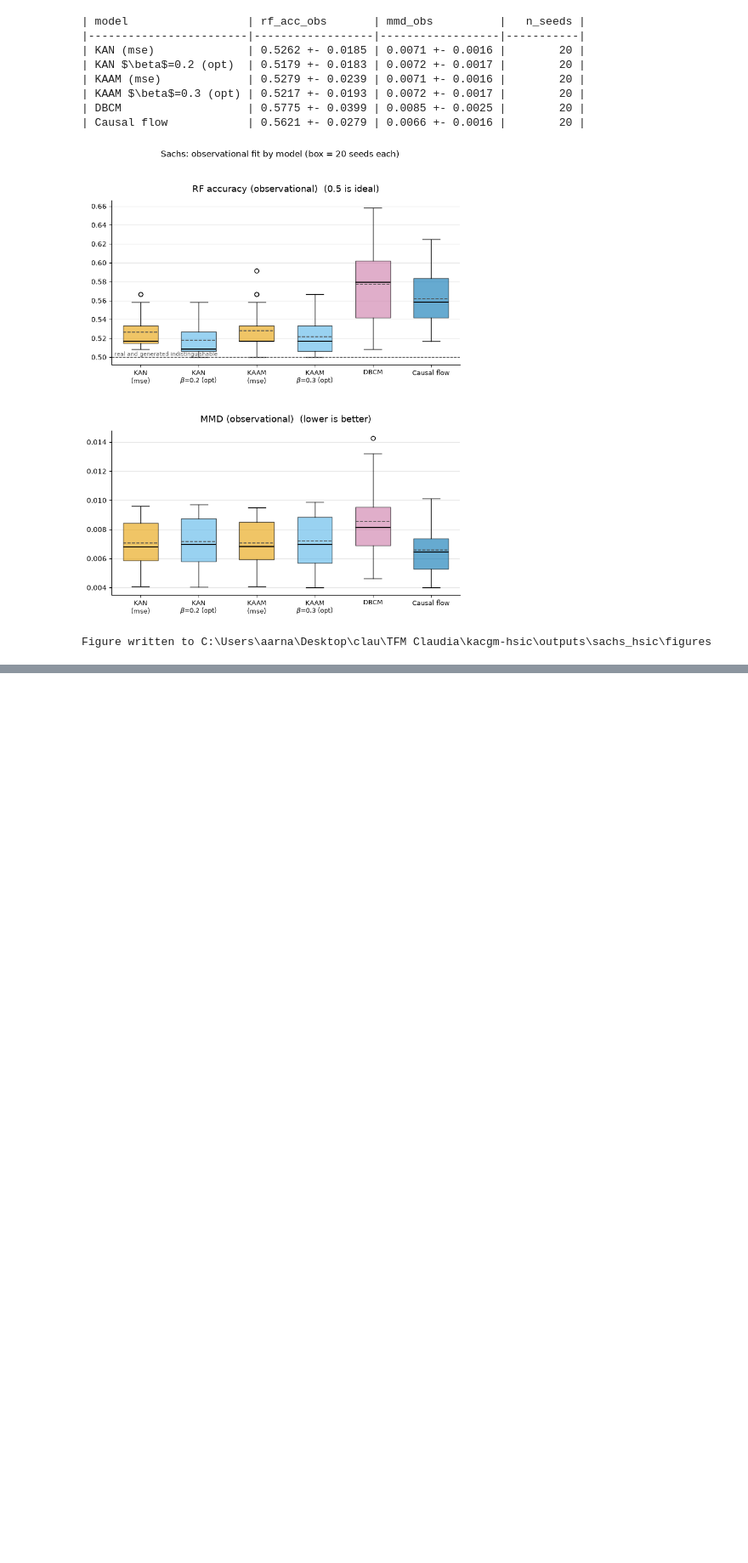
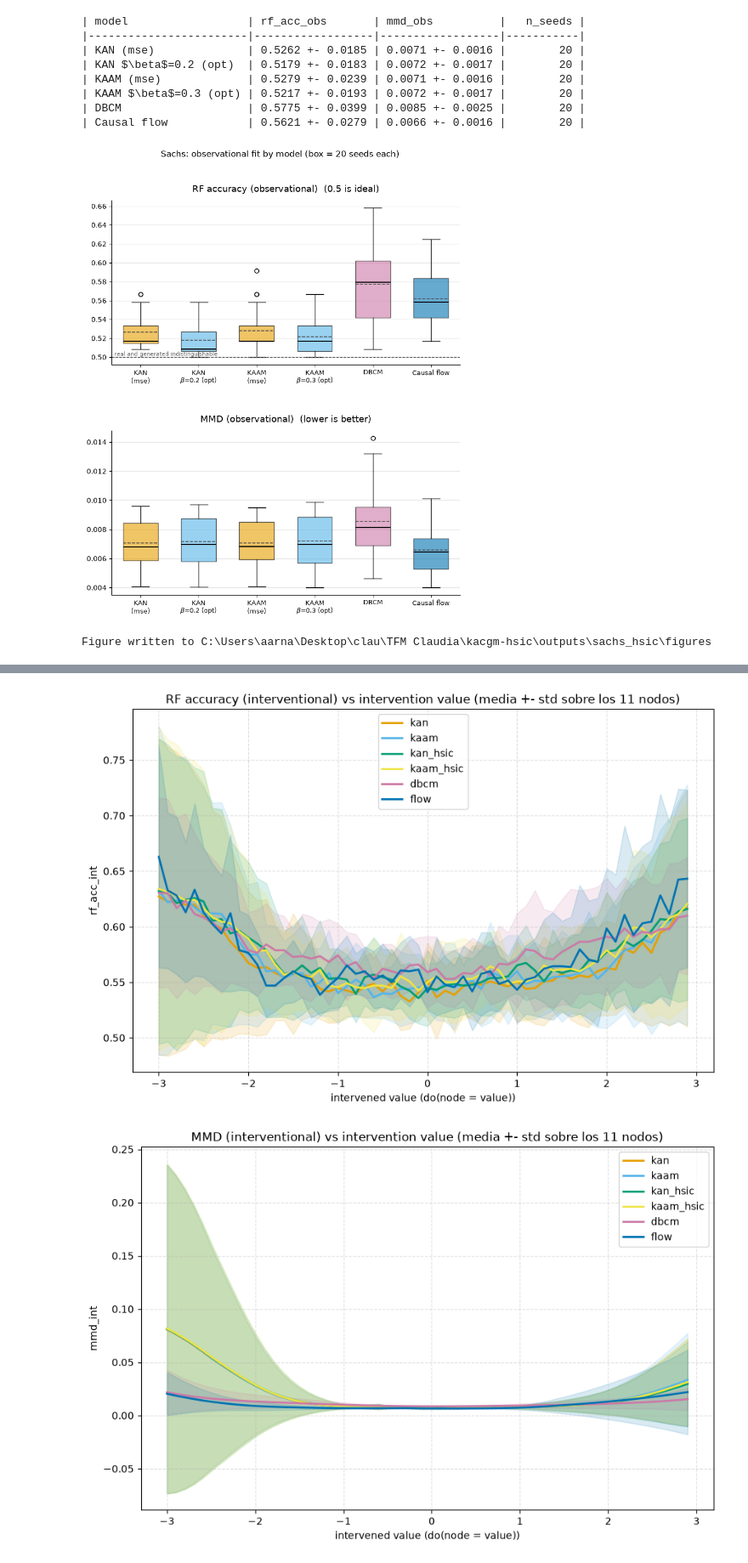
Before and after one commit to Claudia-Rodriguez2002/kacgm_hsic, a Jupyter notebook: notebooks/Experimento5/sachs_hsic_beta_results.ipynb, the cells around one changed output, grey strips where cells are left out. Shown at 85% size. Drawn from its saved outputs; the diff is of its cells as text; code cells hidden in the pictures; blank space fills up the shorter version.

```diff
--- a/notebooks/Experimento5/sachs_hsic_beta_results.ipynb
+++ b/notebooks/Experimento5/sachs_hsic_beta_results.ipynb
@@ -787,0 +826,60 @@ Figure written to C:\Users\aarna\Desktop\clau\TFM Claudia\kacgm-hsic\outputs\sac
+# %%
+# Same "mean +- std band vs swept x-axis" style as the beta sweep plots above (cell "Grafico
+# del barrido de beta"), but here the swept x-axis is the intervention VALUE (cf_vector_values
+# -- the inner loop of inter_vector) instead of beta_weight, and at each value the mean/std is
+# taken across the 11 nodes that were intervened on with that value (the outer loop of
+# inter_vector) instead of across the 20 seeds. One line per model, instead of one per family.
+#
+# inter_vector[i] = (node, value, cf_eval_df) is in the same order as each model's
+# f'{metric}_all' list (both built by iterating inter_vector once in the same order, see
+# evaluate_cf in sachs_hsic_beta.ipynb), so zipping the two recovers which (node, value) each
+# entry belongs to.
+inter_node = np.array([node_ for node_, value_, _ in inter_vector])
+inter_value = np.array([value_ for node_, value_, _ in inter_vector])
+
+paleta_modelos_sweep = {
+    'kan': '#E69F00', 'kaam': '#56B4E9', 'kan_hsic': '#009E73',
+    'kaam_hsic': '#F0E442', 'dbcm': '#CC79A7', 'flow': '#0072B2',
+}
+
+sweep_metrics = [
+    ('rf_acc_int', 'RF accuracy (interventional)'),
+    ('mmd_int',    'MMD (interventional)'),
+    ('mse_cf',     'MSE (counterfactual)'),
+    ('mae_cf',     'MAE (counterfactual)'),
+]
+
+for metric, title in sweep_metrics:
+    fig, ax = plt.subplots(figsize=(9, 6))
+    for model_name in model_names:
+        results_file = os.path.join(data_dir, f"sachs_results_{model_name}.pkl")
+        if not os.path.exists(results_file):
+            print(f"Results file {results_file} not found.")
+            continue
+        with open(results_file, 'rb') as f:
+            results = pickle.load(f)
+        values_all = np.asarray(results[f'{metric}_all'])
+
+        y_mean, y_std = [], []
+        for v in cf_vector_values:
+            mask = np.isclose(inter_value, v, atol=1e-6)
+            y_mean.append(values_all[mask].mean())
+            y_std.append(values_all[mask].std())
+        y_mean = np.array(y_mean)
+        y_std = np.array(y_std)
+
+        color = paleta_modelos_sweep[model_name]
+        ax.plot(cf_vector_values, y_mean, linewidth=2, label=model_name, color=color)
+        ax.fill_between(cf_vector_values, y_mean - y_std, y_mean + y_std, alpha=0.15, color=color)
+
+    ax.set_xlabel("intervened value (do(node = value))")
+    ax.set_ylabel(metric)
+    ax.set_title(f"{title} vs intervention value (media +- std sobre los 11 nodos)")
+    ax.grid(True, linestyle="--", alpha=0.4)
+    ax.legend()
+    plt.tight_layout()
+    plt.savefig(os.path.join(figures_dir, f"sachs_{metric}_intervention_sweep.pdf"), dpi=300, bbox_inches="tight")
+    plt.show()
+# %% [output]
+[figure, added]
+[figure, added]
```
Also changed, not shown: parts of 5 cells of this notebook, 5 other files.
